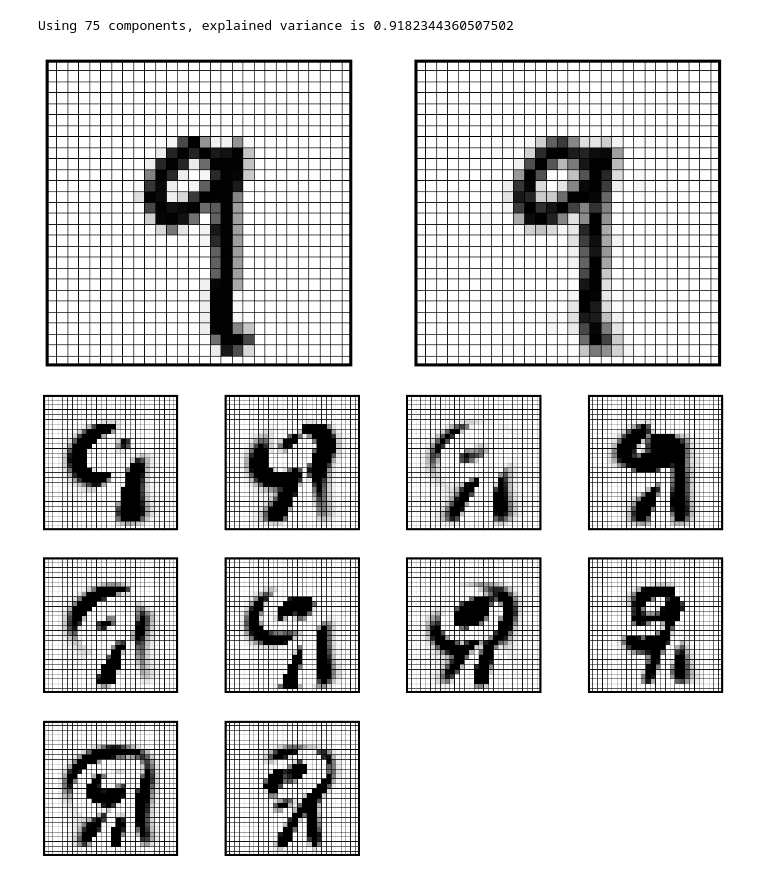
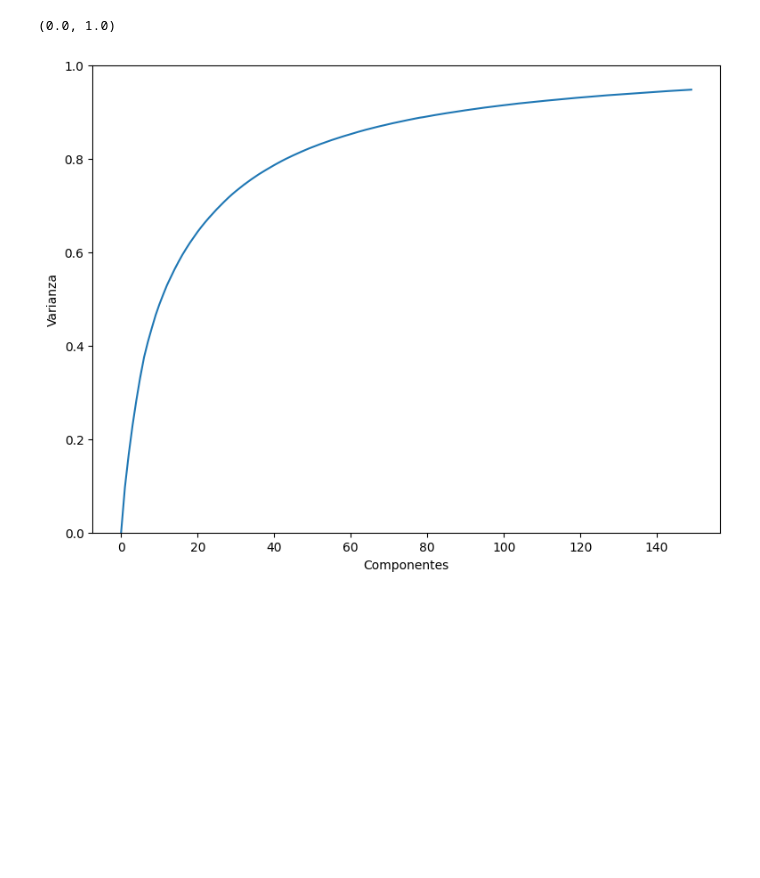
Before and after one commit to lild4d4/IPD440-Tarea1, a Jupyter notebook: pyscripts/Tarea1.ipynb, the cells around one changed output. Drawn from its saved outputs; the diff is of its cells as text; code cells hidden in the pictures; blank space fills up the shorter version.

```diff
--- a/pyscripts/Tarea1.ipynb
+++ b/pyscripts/Tarea1.ipynb
@@ -104,0 +38,33 @@ class MnistPlotter:
+# %%
+variance=[]
+for i in range(150):
+    # parameters
+    n_components = i
+    digits = [0,1,2,3,4,5,6,7,8,9]
+
+    # read data
+    images, labels = read_mnist()
+    mask = np.array([l in digits for l in labels])
+    images = images[mask]
+    labels = labels[mask]
+
+    # setup
+    plotter = MnistPlotter()
+
+    # run PCA
+    X = np.array([image2vec(im) for im in images])
+    pca = PCA(n_components=n_components)
+    X_pca = pca.fit_transform(X)
+    X_rec = pca.inverse_transform(X_pca)
+    images_rec = [vec2image(x) for x in X_rec]
+
+    # print result
+    explained_variance = pca.explained_variance_ratio_.sum()
+    print('Using {} components, explained variance is {}'.format(n_components, explained_variance))
+    variance.append(explained_variance)
+
+fig = plt.figure(figsize=(20, 15))
+ax1 = fig.add_subplot(221)
+ax1.plot(variance)
+ax1.set_xlabel('Componentes')
+ax1.set_ylabel('Varianza')
@@ -105,7 +91,17 @@ class MnistPlotter:
+# %%
+fig = plt.figure(figsize=(20, 15))
+ax1 = fig.add_subplot(221)
+ax1.plot(variance)
+ax1.set_xlabel('Componentes')
+ax1.set_ylabel('Varianza')
+ax1.set_ylim([0,1])
+# %% [output]
+(0.0, 1.0)
+[figure, added]
 # %%
 # parameters
-n_components = 75
-digits = [9]
+n_components = 10
+digits = [3]
 
 # read data
 images, labels = read_mnist()
@@ -122,26 +118,3 @@ pca = PCA(n_components=n_components)
 X_pca = pca.fit_transform(X)
 X_rec = pca.inverse_transform(X_pca)
 images_rec = [vec2image(x) for x in X_rec]
-
-# print result
-explained_variance = pca.explained_variance_ratio_.sum()
-print('Using {} components, explained variance is {}'.format(n_components, explained_variance))
-
-
-# showcase reconstruction
-i = 20
-plotter.draw_two_images(images[i], images_rec[i])
-
-# plot principal images
-n = 10
-fig = plt.figure(figsize=(18, 12), dpi=96)
-for i in range(n):
-    ax = fig.add_subplot(3, 4, i+1)
-    image = 26 * vec2image(pca.components_[i])
-    plotter._draw_single_image(ax, image, label=None)
-
-plt.show()
-# %% [output]
-Using 75 components, explained variance is 0.9182344360507502
-[figure, removed]
-[figure, removed]
```
Also changed, not shown: parts of 10 cells of this notebook, 1 other file.
